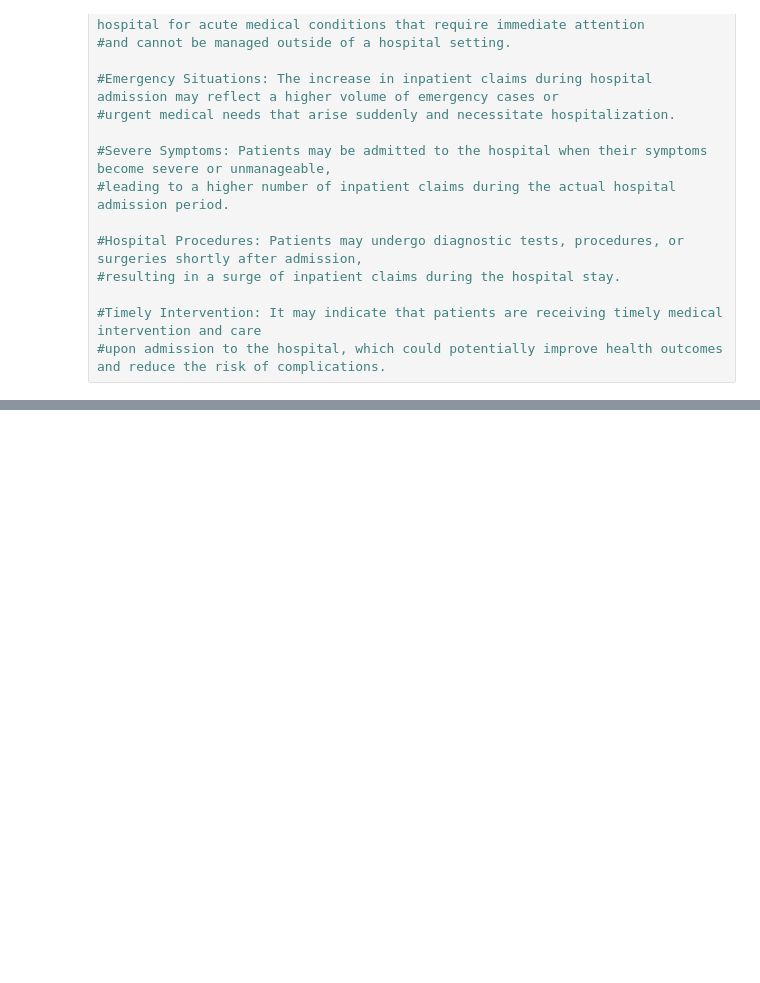
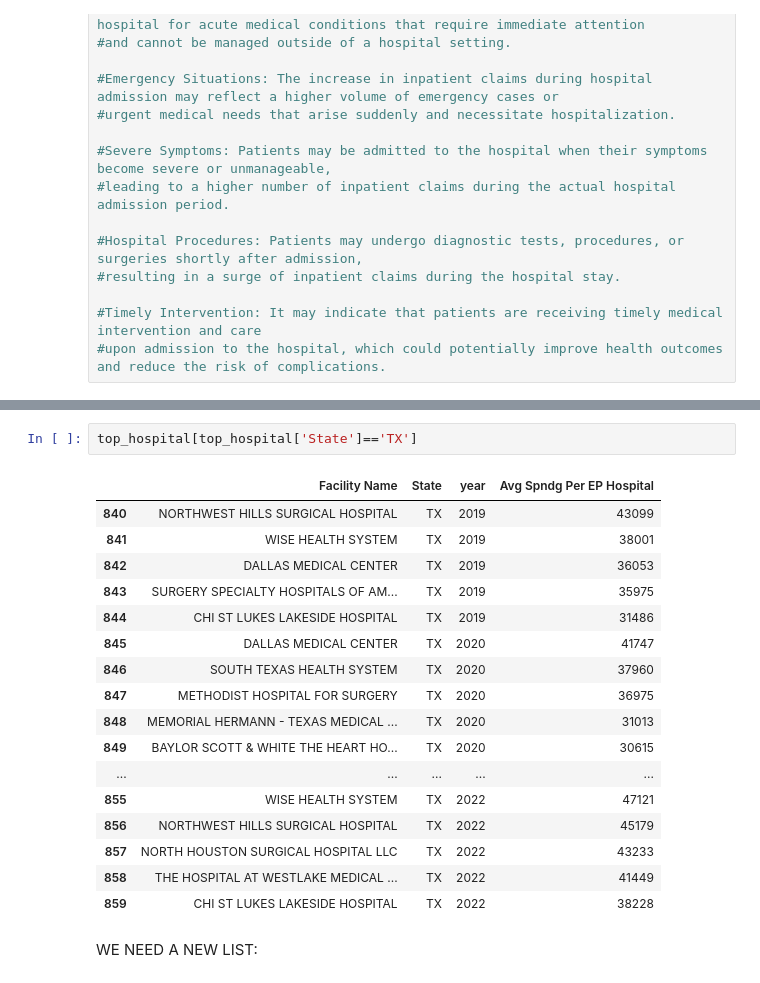
Before and after one commit to ZainabShafi/MEDICARE_EXPENDITURES_ANALYSIS, a Jupyter notebook: Project_1_DFs.ipynb, the cells around one changed output, grey strips where cells are left out. Saved outputs shown, nothing was run; the diff lists cells and outputs as text; blank space fills up the shorter version.

```diff
--- a/Project_1_DFs.ipynb
+++ b/Project_1_DFs.ipynb
@@ -238,0 +180,22 @@ period_2022["Avg Spndg Per EP Hospital"].sum()
+# %%
+top_hospital[top_hospital['State']=='TX']
+# %% [output]
+|  | Facility Name | State | year | Avg Spndg Per EP Hospital |
+| 840 | NORTHWEST HILLS SURGICAL HOSPITAL | TX | 2019 | 43099 |
+| 841 | WISE HEALTH SYSTEM | TX | 2019 | 38001 |
+| 842 | DALLAS MEDICAL CENTER | TX | 2019 | 36053 |
+| 843 | SURGERY SPECIALTY HOSPITALS OF AM... | TX | 2019 | 35975 |
+| 844 | CHI ST LUKES LAKESIDE HOSPITAL | TX | 2019 | 31486 |
+| 845 | DALLAS MEDICAL CENTER | TX | 2020 | 41747 |
+| 846 | SOUTH TEXAS HEALTH SYSTEM | TX | 2020 | 37960 |
+| 847 | METHODIST HOSPITAL FOR SURGERY | TX | 2020 | 36975 |
+| 848 | MEMORIAL HERMANN - TEXAS MEDICAL ... | TX | 2020 | 31013 |
+| 849 | BAYLOR SCOTT & WHITE THE HEART HO... | TX | 2020 | 30615 |
+| ... | ... | ... | ... | ... |
+| 855 | WISE HEALTH SYSTEM | TX | 2022 | 47121 |
+| 856 | NORTHWEST HILLS SURGICAL HOSPITAL | TX | 2022 | 45179 |
+| 857 | NORTH HOUSTON SURGICAL HOSPITAL LLC | TX | 2022 | 43233 |
+| 858 | THE HOSPITAL AT WESTLAKE MEDICAL ... | TX | 2022 | 41449 |
+| 859 | CHI ST LUKES LAKESIDE HOSPITAL | TX | 2022 | 38228 |
+# %% [markdown]
+WE NEED A NEW LIST:
```
Also changed, not shown: parts of 83 cells of this notebook, 7 other files.
